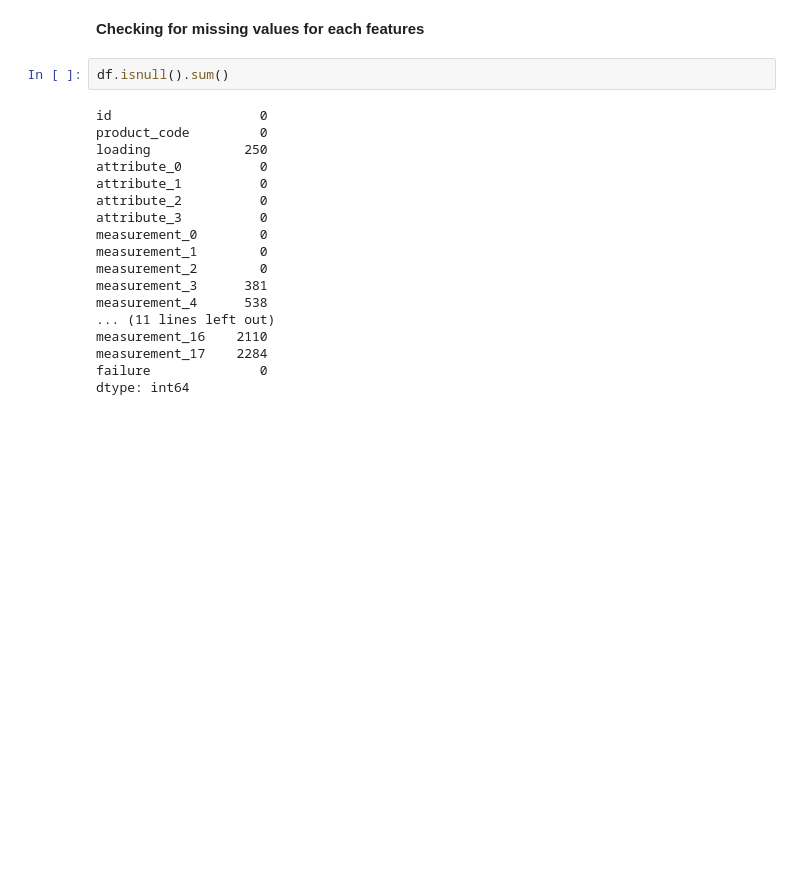
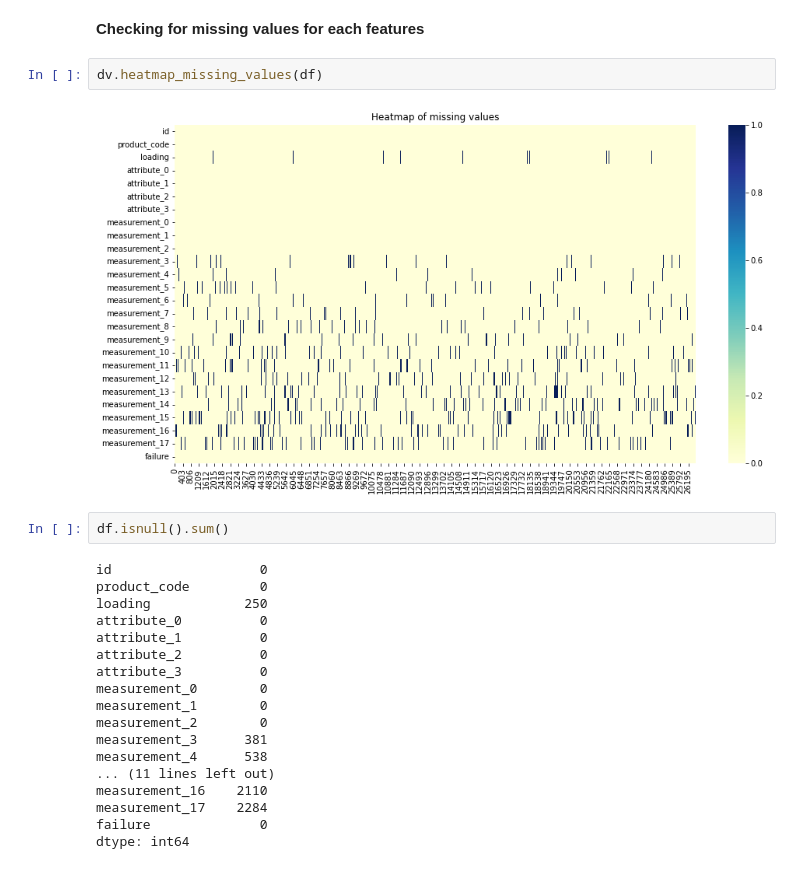
Before and after one commit to NikitaPomies/KaggleChallengeAug22, a Jupyter notebook: src/main.ipynb, the cells around one changed output. Drawn from its saved outputs; the diff is of its cells as text; blank space fills up the shorter version.

```diff
--- a/src/main.ipynb
+++ b/src/main.ipynb
@@ -80,5 +92,9 @@ dtype: int64
 # %% [markdown]
 **Checking for missing values for each features**
+# %%
+dv.heatmap_missing_values(df)
+# %% [output]
+[figure, added]
 # %%
 df.isnull().sum()
 # %% [output]
```
Also changed, not shown: parts of 22 cells of this notebook, 4 other files.
